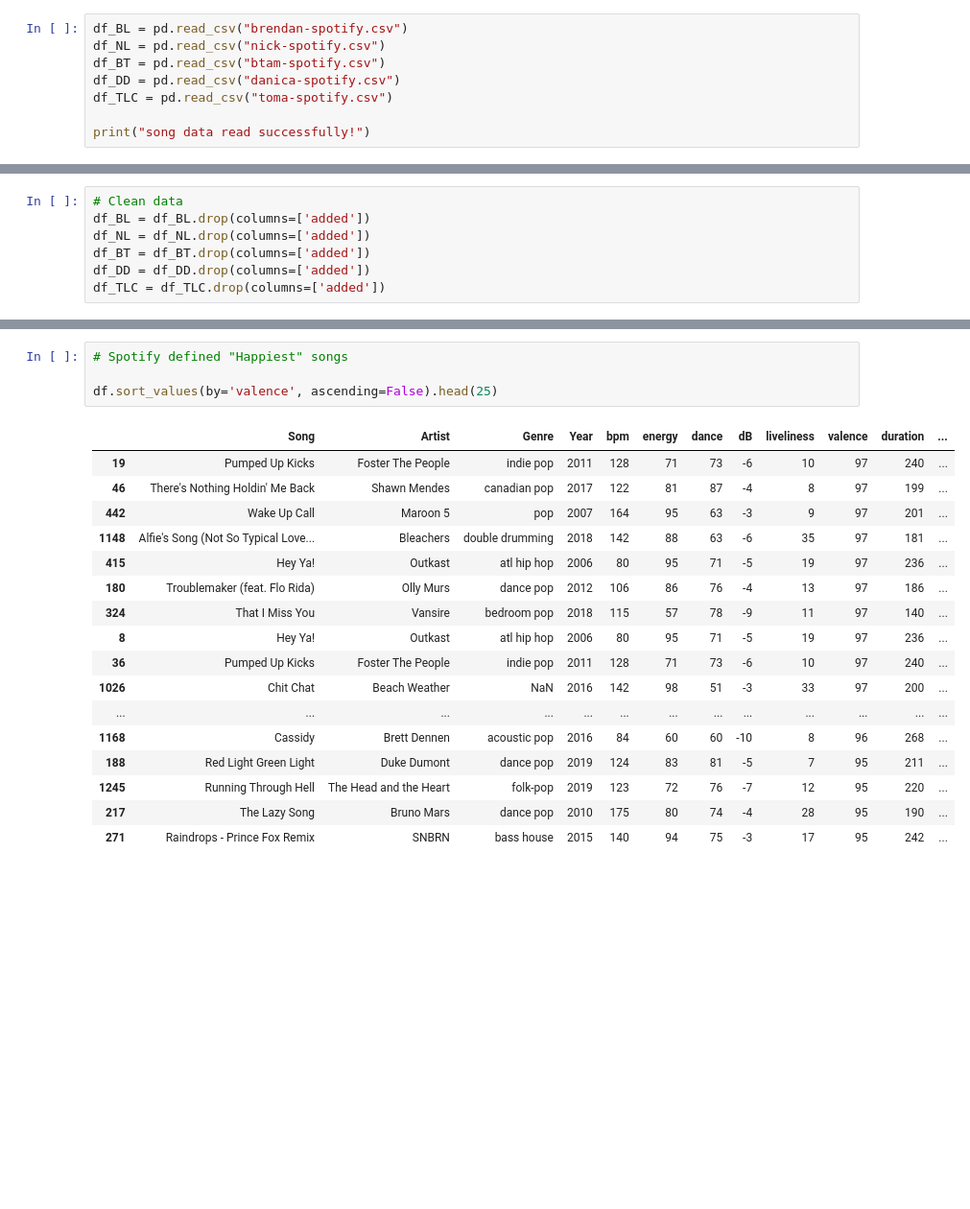
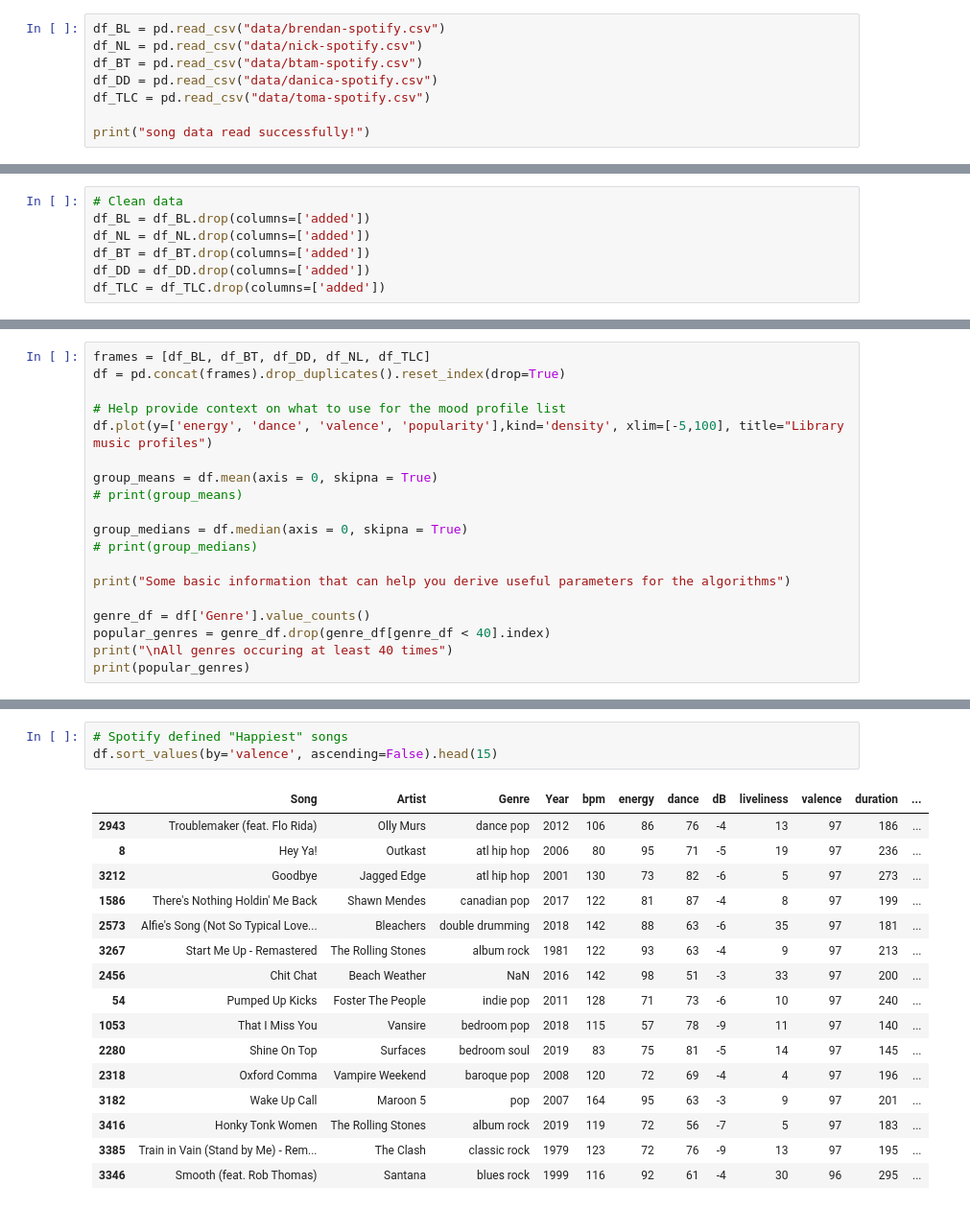
Before and after one commit to IGEN330-Overlap/algo, a Jupyter notebook: SongAnalysis.ipynb, the cells around one changed output, grey strips where cells are left out. Shown at 96% size. Saved outputs shown, nothing was run; the diff lists cells and outputs as text; blank space fills up the shorter version.

Commit message:
Parameter meddling
Sad playlist 50% works, happy & party still need work

```diff
--- a/SongAnalysis.ipynb
+++ b/SongAnalysis.ipynb
@@ -6,9 +5,9 @@ from matplotlib import pyplot as plt
 # %%
-df_BL = pd.read_csv("brendan-spotify.csv")
-df_NL = pd.read_csv("nick-spotify.csv")
-df_BT = pd.read_csv("btam-spotify.csv")
-df_DD = pd.read_csv("danica-spotify.csv")
-df_TLC = pd.read_csv("toma-spotify.csv")
+df_BL = pd.read_csv("data/brendan-spotify.csv")
+df_NL = pd.read_csv("data/nick-spotify.csv")
+df_BT = pd.read_csv("data/btam-spotify.csv")
+df_DD = pd.read_csv("data/danica-spotify.csv")
+df_TLC = pd.read_csv("data/toma-spotify.csv")
 
 print("song data read successfully!")
 # %% [output]
@@ -177,0 +100,19 @@ df_normalized.plot(y=['energy', 'dance','liveliness', 'valence', 'acousticness',
+# %%
+frames = [df_BL, df_BT, df_DD, df_NL, df_TLC]
+df = pd.concat(frames).drop_duplicates().reset_index(drop=True)
+
+# Help provide context on what to use for the mood profile list
+df.plot(y=['energy', 'dance', 'valence', 'popularity'],kind='density', xlim=[-5,100], title="Library music profiles")
+
+group_means = df.mean(axis = 0, skipna = True)
+# print(group_means)
+
+group_medians = df.median(axis = 0, skipna = True)
+# print(group_medians)
+
+print("Some basic information that can help you derive useful parameters for the algorithms")
+
+genre_df = df['Genre'].value_counts()
+popular_genres = genre_df.drop(genre_df[genre_df < 40].index)
+print("\nAll genres occuring at least 40 times")
+print(popular_genres)
@@ -178,25 +199,23 @@ df_normalized.plot(y=['energy', 'dance','liveliness', 'valence', 'acousticness',
 # %%
 # Spotify defined "Happiest" songs
-
-df.sort_values(by='valence', ascending=False).head(25)
+df.sort_values(by='valence', ascending=False).head(15)
 # %% [output]
 |  | Song | Artist | Genre | Year | bpm | energy | dance | dB | liveliness | valence | duration | ... |
-| 19 | Pumped Up Kicks | Foster The People | indie pop | 2011 | 128 | 71 | 73 | -6 | 10 | 97 | 240 | ... |
-| 46 | There's Nothing Holdin' Me Back | Shawn Mendes | canadian pop | 2017 | 122 | 81 | 87 | -4 | 8 | 97 | 199 | ... |
-| 442 | Wake Up Call | Maroon 5 | pop | 2007 | 164 | 95 | 63 | -3 | 9 | 97 | 201 | ... |
-| 1148 | Alfie's Song (Not So Typical Love... | Bleachers | double drumming | 2018 | 142 | 88 | 63 | -6 | 35 | 97 | 181 | ... |
-| 415 | Hey Ya! | Outkast | atl hip hop | 2006 | 80 | 95 | 71 | -5 | 19 | 97 | 236 | ... |
-| 180 | Troublemaker (feat. Flo Rida) | Olly Murs | dance pop | 2012 | 106 | 86 | 76 | -4 | 13 | 97 | 186 | ... |
-| 324 | That I Miss You | Vansire | bedroom pop | 2018 | 115 | 57 | 78 | -9 | 11 | 97 | 140 | ... |
+| 2943 | Troublemaker (feat. Flo Rida) | Olly Murs | dance pop | 2012 | 106 | 86 | 76 | -4 | 13 | 97 | 186 | ... |
 | 8 | Hey Ya! | Outkast | atl hip hop | 2006 | 80 | 95 | 71 | -5 | 19 | 97 | 236 | ... |
-| 36 | Pumped Up Kicks | Foster The People | indie pop | 2011 | 128 | 71 | 73 | -6 | 10 | 97 | 240 | ... |
-| 1026 | Chit Chat | Beach Weather | NaN | 2016 | 142 | 98 | 51 | -3 | 33 | 97 | 200 | ... |
-| ... | ... | ... | ... | ... | ... | ... | ... | ... | ... | ... | ... | ... |
-| 1168 | Cassidy | Brett Dennen | acoustic pop | 2016 | 84 | 60 | 60 | -10 | 8 | 96 | 268 | ... |
-| 188 | Red Light Green Light | Duke Dumont | dance pop | 2019 | 124 | 83 | 81 | -5 | 7 | 95 | 211 | ... |
-| 1245 | Running Through Hell | The Head and the Heart | folk-pop | 2019 | 123 | 72 | 76 | -7 | 12 | 95 | 220 | ... |
-| 217 | The Lazy Song | Bruno Mars | dance pop | 2010 | 175 | 80 | 74 | -4 | 28 | 95 | 190 | ... |
-| 271 | Raindrops - Prince Fox Remix | SNBRN | bass house | 2015 | 140 | 94 | 75 | -3 | 17 | 95 | 242 | ... |
+| 3212 | Goodbye | Jagged Edge | atl hip hop | 2001 | 130 | 73 | 82 | -6 | 5 | 97 | 273 | ... |
+| 1586 | There's Nothing Holdin' Me Back | Shawn Mendes | canadian pop | 2017 | 122 | 81 | 87 | -4 | 8 | 97 | 199 | ... |
+| 2573 | Alfie's Song (Not So Typical Love... | Bleachers | double drumming | 2018 | 142 | 88 | 63 | -6 | 35 | 97 | 181 | ... |
+| 3267 | Start Me Up - Remastered | The Rolling Stones | album rock | 1981 | 122 | 93 | 63 | -4 | 9 | 97 | 213 | ... |
+| 2456 | Chit Chat | Beach Weather | NaN | 2016 | 142 | 98 | 51 | -3 | 33 | 97 | 200 | ... |
+| 54 | Pumped Up Kicks | Foster The People | indie pop | 2011 | 128 | 71 | 73 | -6 | 10 | 97 | 240 | ... |
+| 1053 | That I Miss You | Vansire | bedroom pop | 2018 | 115 | 57 | 78 | -9 | 11 | 97 | 140 | ... |
+| 2280 | Shine On Top | Surfaces | bedroom soul | 2019 | 83 | 75 | 81 | -5 | 14 | 97 | 145 | ... |
+| 2318 | Oxford Comma | Vampire Weekend | baroque pop | 2008 | 120 | 72 | 69 | -4 | 4 | 97 | 196 | ... |
+| 3182 | Wake Up Call | Maroon 5 | pop | 2007 | 164 | 95 | 63 | -3 | 9 | 97 | 201 | ... |
+| 3416 | Honky Tonk Women | The Rolling Stones | album rock | 2019 | 119 | 72 | 56 | -7 | 5 | 97 | 183 | ... |
+| 3385 | Train in Vain (Stand by Me) - Rem... | The Clash | classic rock | 1979 | 123 | 72 | 76 | -9 | 13 | 97 | 195 | ... |
+| 3346 | Smooth (feat. Rob Thomas) | Santana | blues rock | 1999 | 116 | 92 | 61 | -4 | 30 | 96 | 295 | ... |
 # %%
 # Spotify defined "energetic"
 
```
Also changed, not shown: parts of 16 cells of this notebook.
